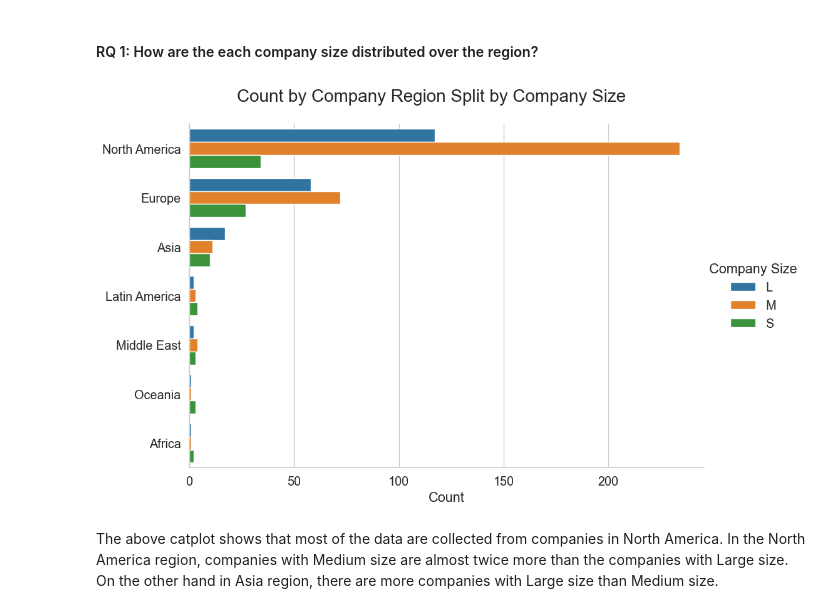
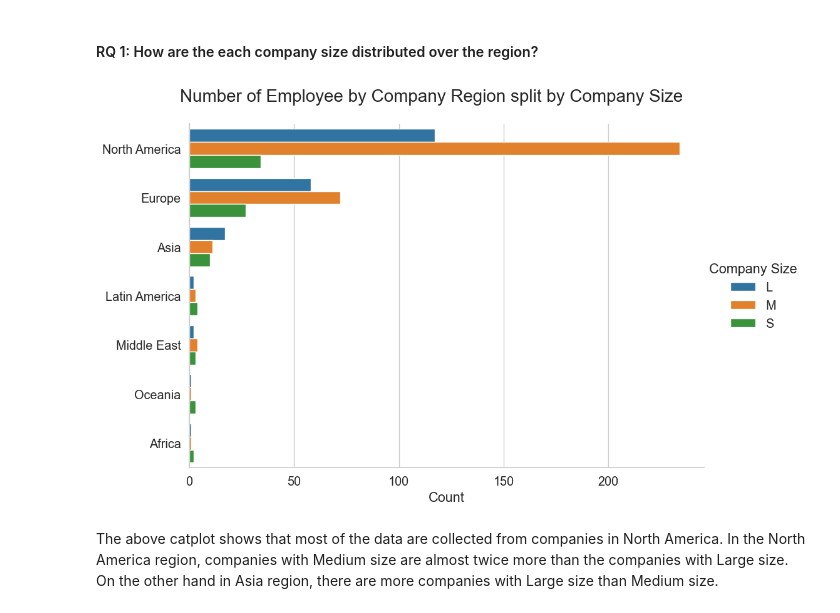
Before and after one commit to ubco-W2022T2-data301/project-group-group07, a Jupyter notebook: analysis/analysis1.ipynb, the cells around one changed output. Cells and saved outputs as stored; diff of their text form; code cells hidden in the pictures.

Commit message:
modified plot title

```diff
--- a/analysis/analysis1.ipynb
+++ b/analysis/analysis1.ipynb
@@ -553,16 +553,16 @@ dfSummary
 # %%
 axCountSummary = sns.catplot(data = dfSummary, kind = "bar",
                              x = "count", y = "company_region", hue = "company_size",
                              height = 7, aspect = 1.5, palette = "tab10"
                              )
 axCountSummary.fig.subplots_adjust(top=.9)
-axCountSummary.fig.suptitle("Count by Company Region Split by Company Size", size = 20)
+axCountSummary.fig.suptitle("Number of Employee by Company Region split by Company Size", size = 20)
 axCountSummary.legend.set_title("Company Size")
 plt.xlabel("Count")
 plt.ylabel("")
 plt.show()
 # %% [output]
-[figure, old version]
+[figure, new version]
 # %% [markdown]
 The above catplot shows that most of the data are collected from companies in North America.  In the North America region, companies with Medium size are almost twice more than the companies with Large size. On the other hand in Asia region, there are more companies with Large size than Medium size.
 # %% [markdown]
```
Also changed, not shown: parts of 2 cells of this notebook.
